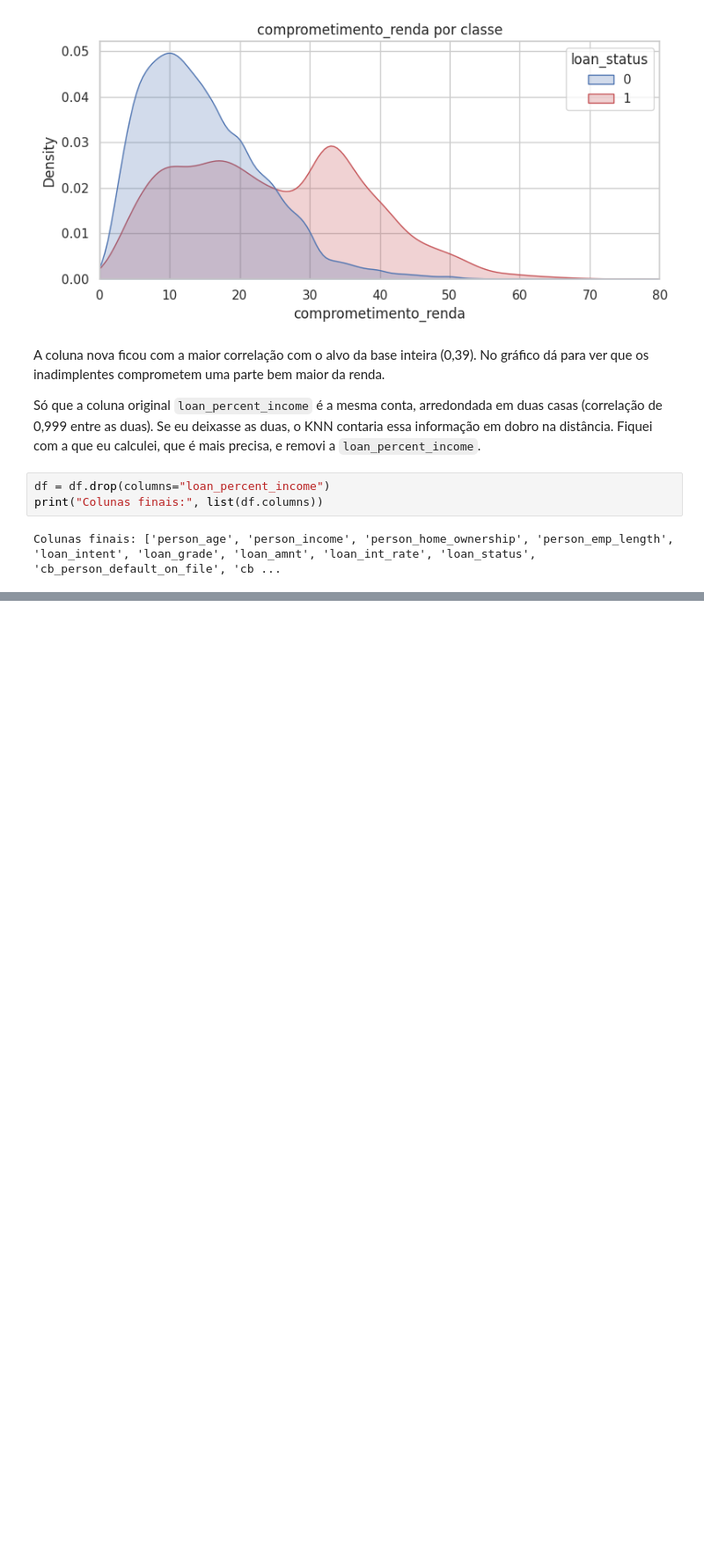
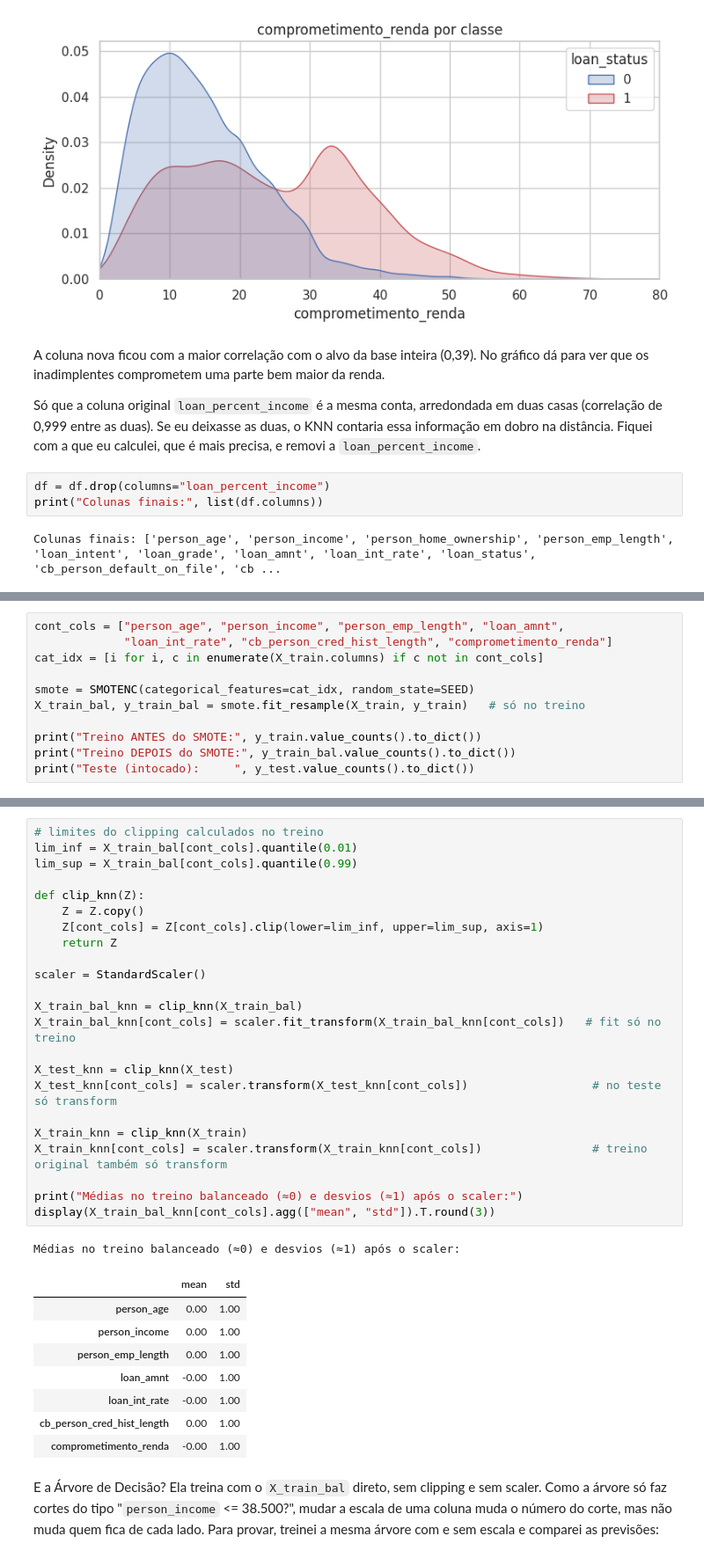
Before and after one commit to PaulaKinder/Machine-Learning-e-Visao-Computacional-T3-Projeto-Avaliativo-Modulo-1-, a Jupyter notebook: risco_credito.ipynb, the cells around one changed output, grey strips where cells are left out. Shown at 88% size. Cells and saved outputs as stored; diff of their text form; blank space fills up the shorter version.

```diff
--- a/risco_credito.ipynb
+++ b/risco_credito.ipynb
@@ -412,0 +471,11 @@ Colunas finais: ['person_age', 'person_income', 'person_home_ownership', 'person
+# %%
+cont_cols = ["person_age", "person_income", "person_emp_length", "loan_amnt",
+             "loan_int_rate", "cb_person_cred_hist_length", "comprometimento_renda"]
+cat_idx = [i for i, c in enumerate(X_train.columns) if c not in cont_cols]
+
+smote = SMOTENC(categorical_features=cat_idx, random_state=SEED)
+X_train_bal, y_train_bal = smote.fit_resample(X_train, y_train)   # só no treino
+
+print("Treino ANTES do SMOTE:", y_train.value_counts().to_dict())
+print("Treino DEPOIS do SMOTE:", y_train_bal.value_counts().to_dict())
+print("Teste (intocado):     ", y_test.value_counts().to_dict())
@@ -412,0 +495,37 @@ Colunas finais: ['person_age', 'person_income', 'person_home_ownership', 'person
+# %%
+# limites do clipping calculados no treino
+lim_inf = X_train_bal[cont_cols].quantile(0.01)
+lim_sup = X_train_bal[cont_cols].quantile(0.99)
+
+def clip_knn(Z):
+    Z = Z.copy()
+    Z[cont_cols] = Z[cont_cols].clip(lower=lim_inf, upper=lim_sup, axis=1)
+    return Z
+
+scaler = StandardScaler()
+
+X_train_bal_knn = clip_knn(X_train_bal)
+X_train_bal_knn[cont_cols] = scaler.fit_transform(X_train_bal_knn[cont_cols])   # fit só no treino
+
+X_test_knn = clip_knn(X_test)
+X_test_knn[cont_cols] = scaler.transform(X_test_knn[cont_cols])                  # no teste só transform
+
+X_train_knn = clip_knn(X_train)
+X_train_knn[cont_cols] = scaler.transform(X_train_knn[cont_cols])                # treino original também só transform
+
+print("Médias no treino balanceado (≈0) e desvios (≈1) após o scaler:")
+display(X_train_bal_knn[cont_cols].agg(["mean", "std"]).T.round(3))
+# %% [output]
+Médias no treino balanceado (≈0) e desvios (≈1) após o scaler:
+|  | mean | std |
+| person_age | 0.00 | 1.00 |
+| person_income | 0.00 | 1.00 |
+| person_emp_length | 0.00 | 1.00 |
+| loan_amnt | -0.00 | 1.00 |
+| loan_int_rate | -0.00 | 1.00 |
+| cb_person_cred_hist_length | 0.00 | 1.00 |
+| comprometimento_renda | -0.00 | 1.00 |
+# %% [markdown]
+E a Árvore de Decisão? Ela treina com o `X_train_bal` direto, sem clipping e sem scaler. Como a árvore só faz
+cortes do tipo "`person_income` <= 38.500?", mudar a escala de uma coluna muda o número do corte, mas não muda
+quem fica de cada lado. Para provar, treinei a mesma árvore com e sem escala e comparei as previsões:
```
Also changed, not shown: parts of 8 cells of this notebook.
